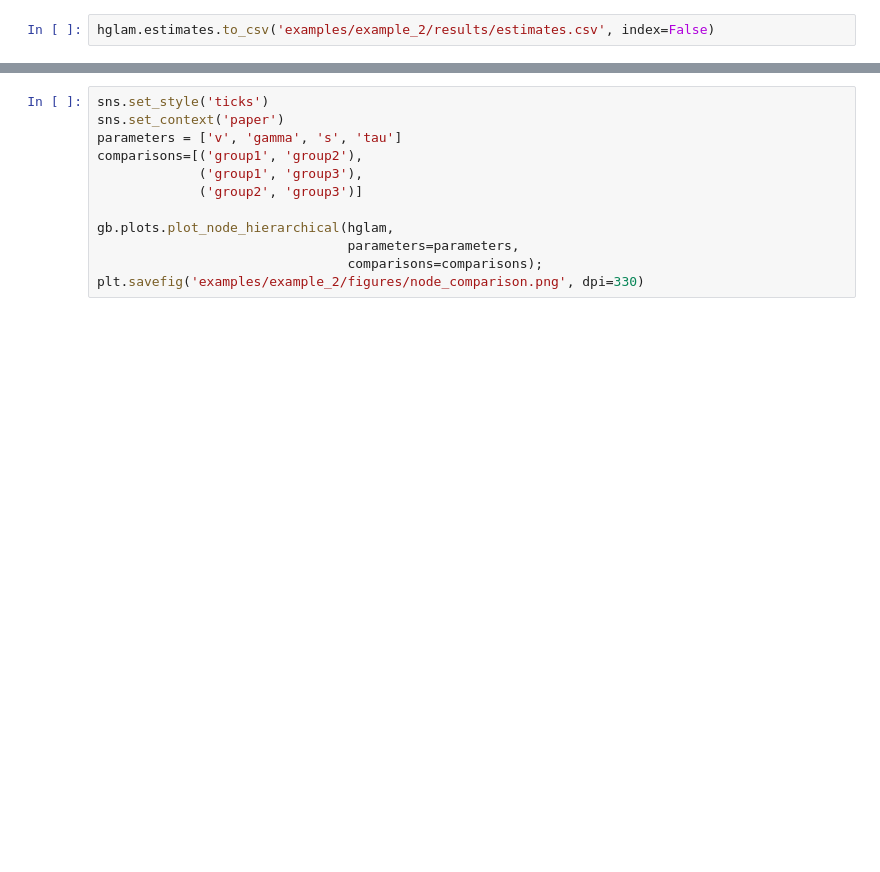
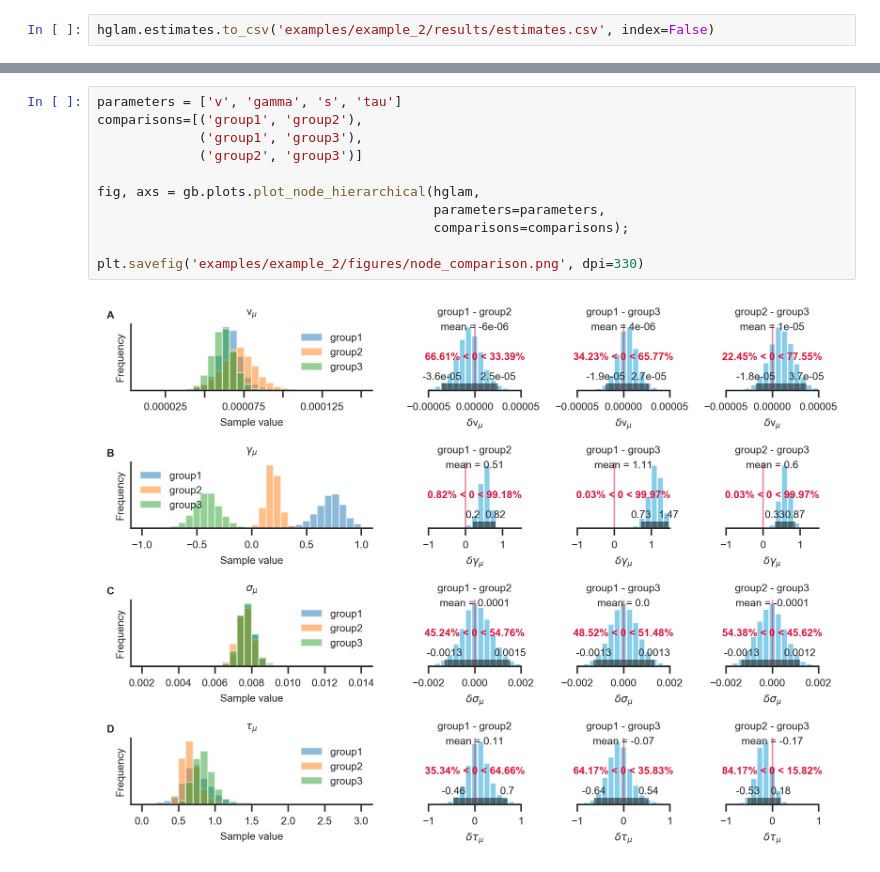
Before and after one commit to glamlab/glambox, a Jupyter notebook: Example_2_Hierarchical_estimation.ipynb, the cells around one changed output, grey strips where cells are left out. Saved outputs shown, nothing was run; the diff lists cells and outputs as text; blank space fills up the shorter version.

```diff
--- a/Example_2_Hierarchical_estimation.ipynb
+++ b/Example_2_Hierarchical_estimation.ipynb
@@ -209,12 +236,13 @@ plt.savefig('examples/example_2/figures/traceplot.png', dpi=330)
 # %%
-sns.set_style('ticks')
-sns.set_context('paper')
 parameters = ['v', 'gamma', 's', 'tau']
 comparisons=[('group1', 'group2'),
              ('group1', 'group3'),
              ('group2', 'group3')]
 
-gb.plots.plot_node_hierarchical(hglam,
-                                parameters=parameters,
-                                comparisons=comparisons);
+fig, axs = gb.plots.plot_node_hierarchical(hglam,
+                                           parameters=parameters,
+                                           comparisons=comparisons);
+
 plt.savefig('examples/example_2/figures/node_comparison.png', dpi=330)
+# %% [output]
+[figure, added]
```
Also changed, not shown: parts of 4 cells of this notebook, 4 other files.
